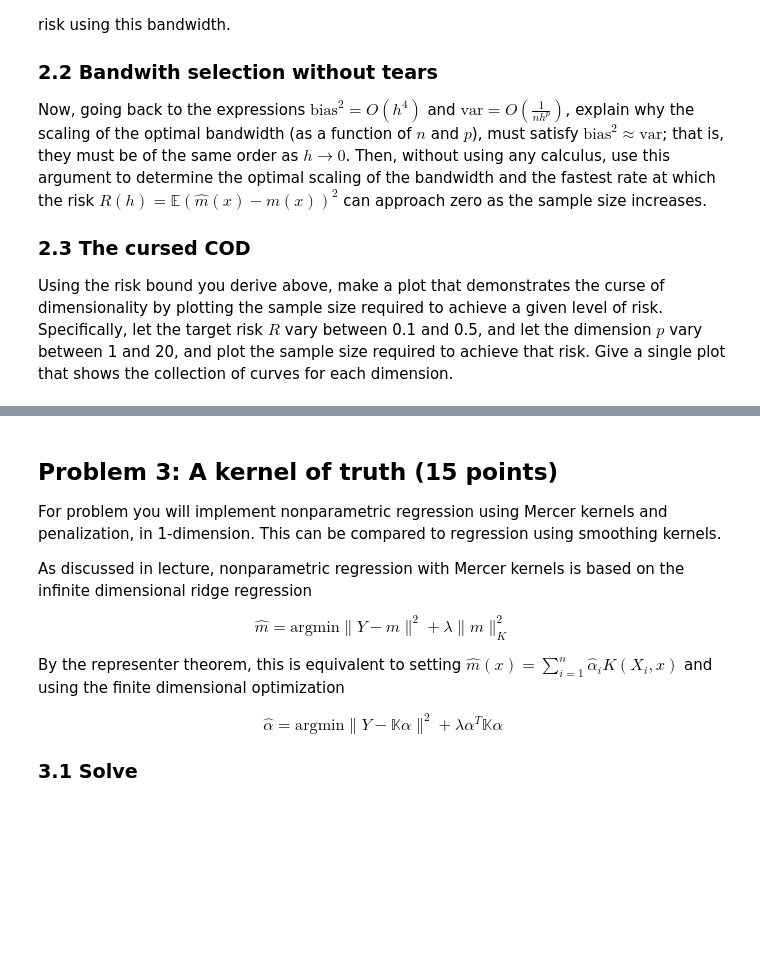
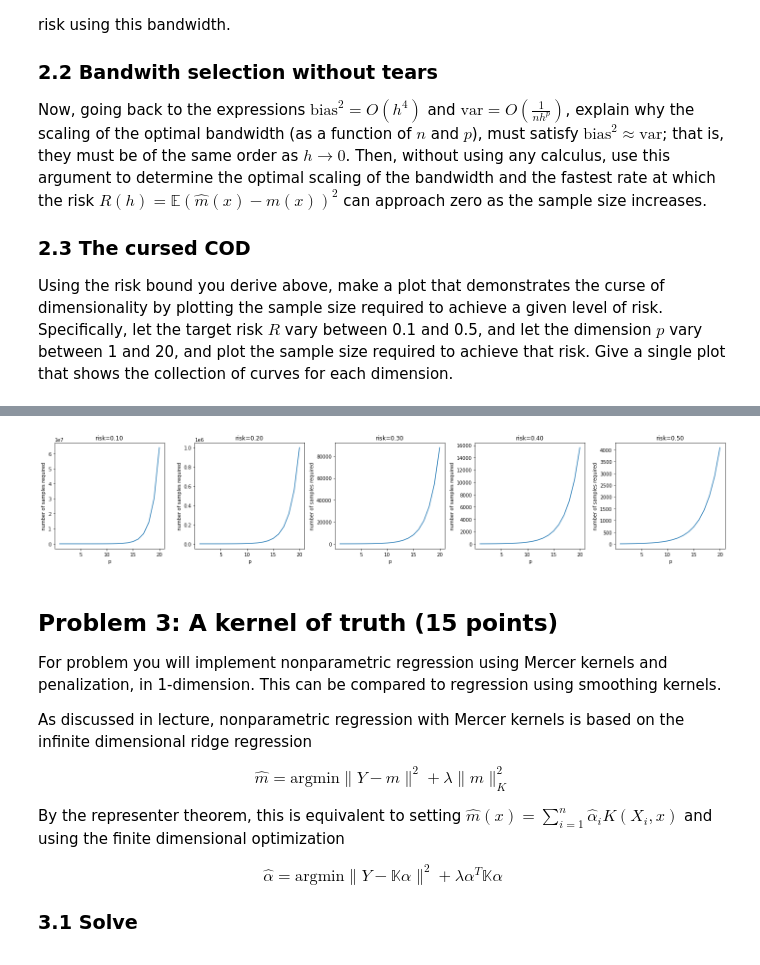
Before and after one commit to Voldemort108X/Yale-courses, a Jupyter notebook: SDS 665 Intermediate Machine Learning/HWs/HW1/assn1.ipynb, the cells around one changed output, grey strips where cells are left out. Drawn from its saved outputs; the diff is of its cells as text; code cells hidden in the pictures; blank space fills up the shorter version.

```diff
--- a/SDS 665 Intermediate Machine Learning/HWs/HW1/assn1.ipynb
+++ b/SDS 665 Intermediate Machine Learning/HWs/HW1/assn1.ipynb
@@ -119,3 +188,32 @@ Using the risk bound you derive above, make a plot that demonstrates the curse o
+# %%
+# your code and markdown with derivations here
+risk = np.linspace(0.1, 0.5, 5)
+p = np.linspace(1, 20, 20)
+
+def func_caln(risk_val, p_val):
+    n = 1
+    while 2*n**(-4/(4+p_val)) > risk_val:
+        # print(risk_val)
+        # print(2*n**(-4/(4+p_val)))
+        n+=1
+    return n
+
+n_arr = np.zeros((risk.shape[0], p.shape[0]))
+for i, risk_val in enumerate(risk):
+    for j, p_val in enumerate(p):
+        n_arr[i][j] = func_caln(risk_val, p_val)
+# %%
+fig, axes = plt.subplots(1, risk.shape[0])
+fig.set_size_inches(20, 4)
+for j in range(risk.shape[0]):
+    axes[j].plot(p, n_arr[j,:])
+    axes[j].set_title('risk={:.2f}'.format(risk[j]))
+    axes[j].set_xlabel('p')
+    axes[j].set_ylabel('number of samples required')
+fig.tight_layout()
+    # axes.legend()
+# %% [output]
+[figure, added]
 # %% [markdown]
 ## Problem 3: A kernel of truth (15 points)
 
```
Also changed, not shown: parts of 29 cells of this notebook, 21 other files.
